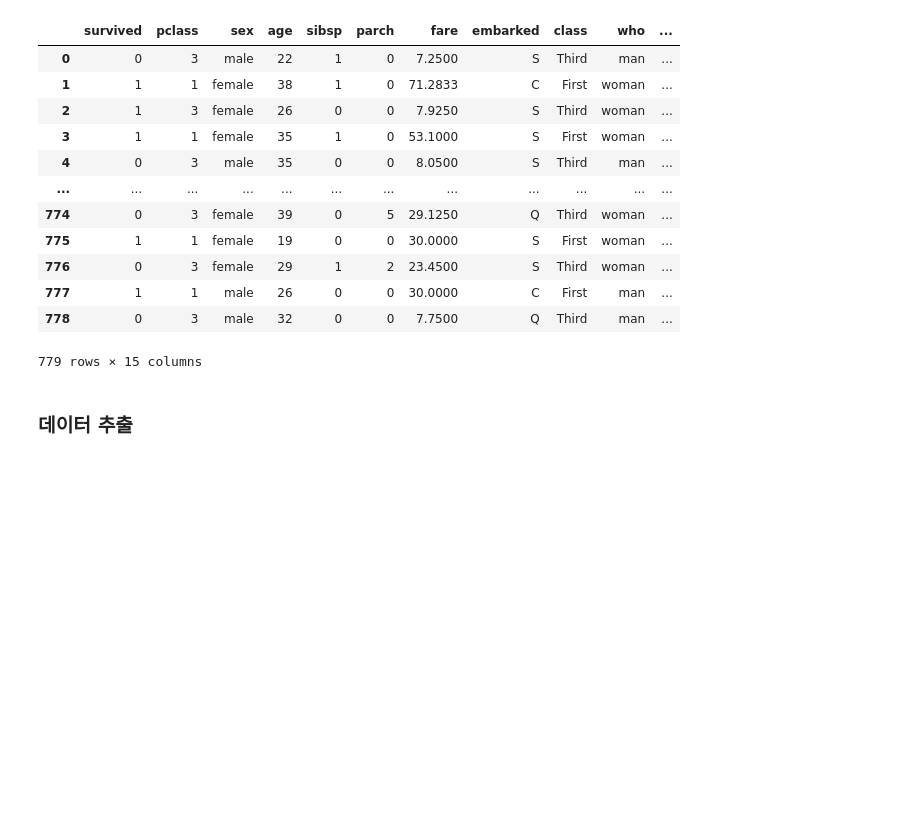
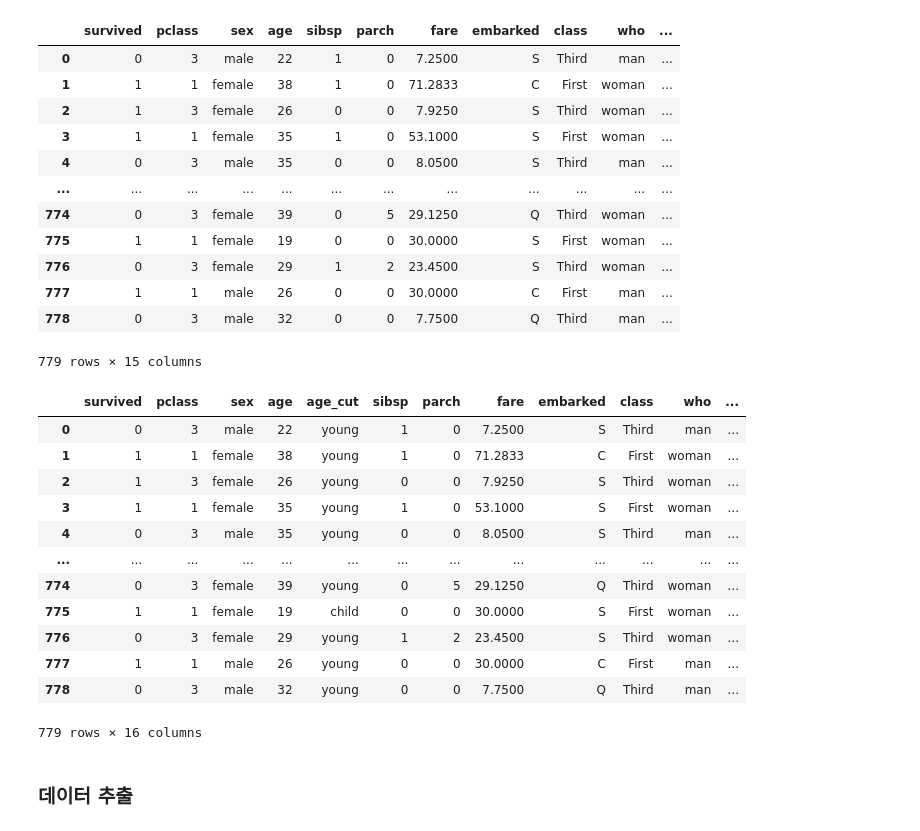
Before and after one commit to epocheing/202206_KNU_kdt2, a Jupyter notebook: python_pandas/D_0710/ex_pivot.ipynb, the cells around one changed output. Saved outputs shown, nothing was run; the diff lists cells and outputs as text; code cells hidden in the pictures; blank space fills up the shorter version.

```diff
--- a/python_pandas/D_0710/ex_pivot.ipynb
+++ b/python_pandas/D_0710/ex_pivot.ipynb
@@ -147,3 +145,22 @@ pd.cut(df, )
+# %%
+age_cut = pd.cut(df['age'], [0,20, 40, 60, 80], labels=['child', 'young', 'elder', 'old'])
+df.insert(4, 'age_cut', age_cut)
+# %%
+df
+# %% [output]
+|  | survived | pclass | sex | age | age_cut | sibsp | parch | fare | embarked | class | who | ... |
+| 0 | 0 | 3 | male | 22 | young | 1 | 0 | 7.2500 | S | Third | man | ... |
+| 1 | 1 | 1 | female | 38 | young | 1 | 0 | 71.2833 | C | First | woman | ... |
+| 2 | 1 | 3 | female | 26 | young | 0 | 0 | 7.9250 | S | Third | woman | ... |
+| 3 | 1 | 1 | female | 35 | young | 1 | 0 | 53.1000 | S | First | woman | ... |
+| 4 | 0 | 3 | male | 35 | young | 0 | 0 | 8.0500 | S | Third | man | ... |
+| ... | ... | ... | ... | ... | ... | ... | ... | ... | ... | ... | ... | ... |
+| 774 | 0 | 3 | female | 39 | young | 0 | 5 | 29.1250 | Q | Third | woman | ... |
+| 775 | 1 | 1 | female | 19 | child | 0 | 0 | 30.0000 | S | First | woman | ... |
+| 776 | 0 | 3 | female | 29 | young | 1 | 2 | 23.4500 | S | Third | woman | ... |
+| 777 | 1 | 1 | male | 26 | young | 0 | 0 | 30.0000 | C | First | man | ... |
+| 778 | 0 | 3 | male | 32 | young | 0 | 0 | 7.7500 | Q | Third | man | ... |
+779 rows × 16 columns
 # %% [markdown]
 ### 데이터 추출
 # %% [markdown]
```
Also changed, not shown: parts of 5 cells of this notebook, 1 other file.
